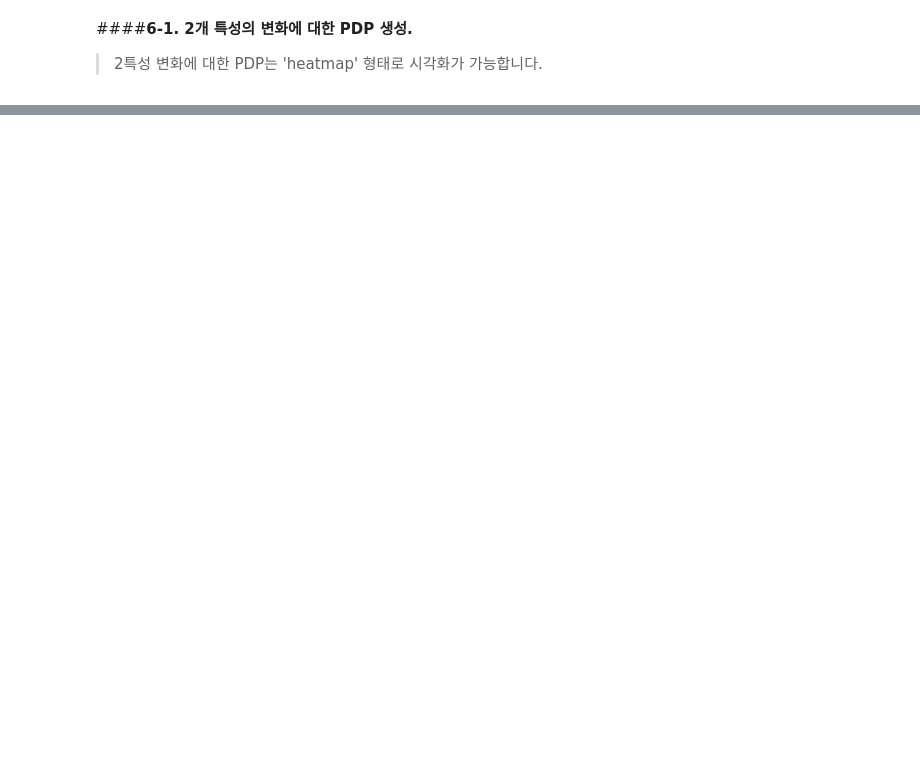
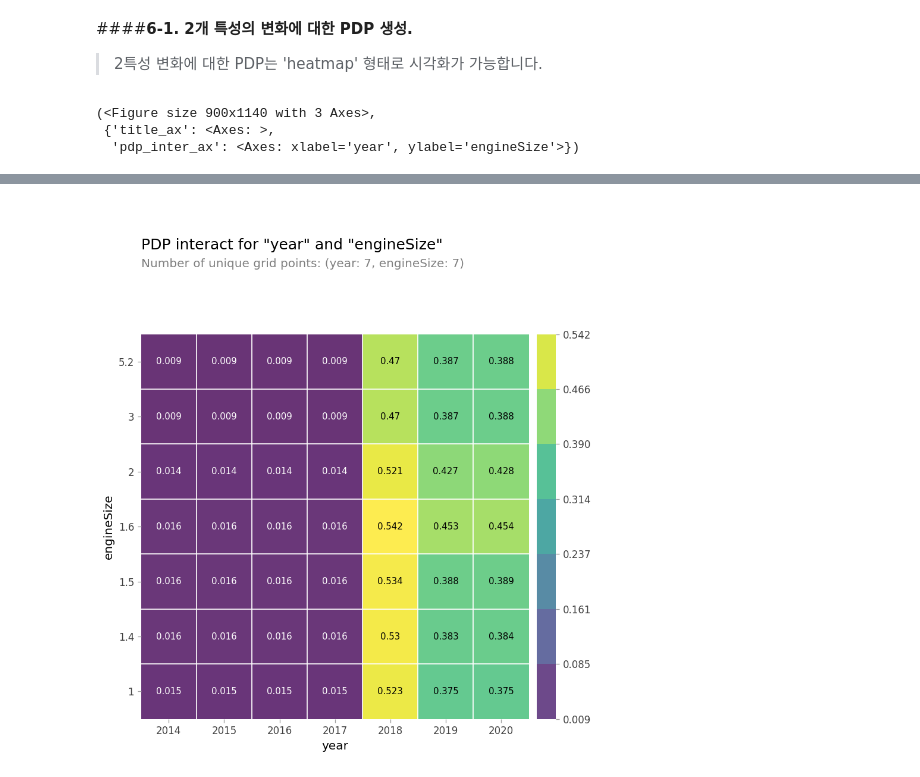
Before and after one commit to 00150/AI_07_JYP_Project_section_02, a Jupyter notebook: Classification_Used_car_modeling.ipynb, the cells around one changed output, grey strips where cells are left out. Drawn from its saved outputs; the diff is of its cells as text; code cells hidden in the pictures; blank space fills up the shorter version.

```diff
--- a/Classification_Used_car_modeling.ipynb
+++ b/Classification_Used_car_modeling.ipynb
@@ -1640,3 +1640,15 @@ from pdpbox.pdp import pdp_interact, pdp_interact_plot
 target_features = ['year', 'engineSize']
 
 # pdp_interact 생성.
+interaction = pdp_interact(
+    model = pipe,
+    dataset = X_val_encoded,
+    model_features = X_val.columns,
+    features = target_features
+)
+# %%
+pdp_interact_plot(interaction, plot_type = 'grid', feature_names = target_features)
+# %% [output]
+(<Figure size 900x1140 with 3 Axes>,
+ {'title_ax': <Axes: >,
+  'pdp_inter_ax': <Axes: xlabel='year', ylabel='engineSize'>})
@@ -1642,0 +1672 @@ target_features = ['year', 'engineSize']
+[figure, added]
```
Also changed, not shown: parts of 15 cells of this notebook.
